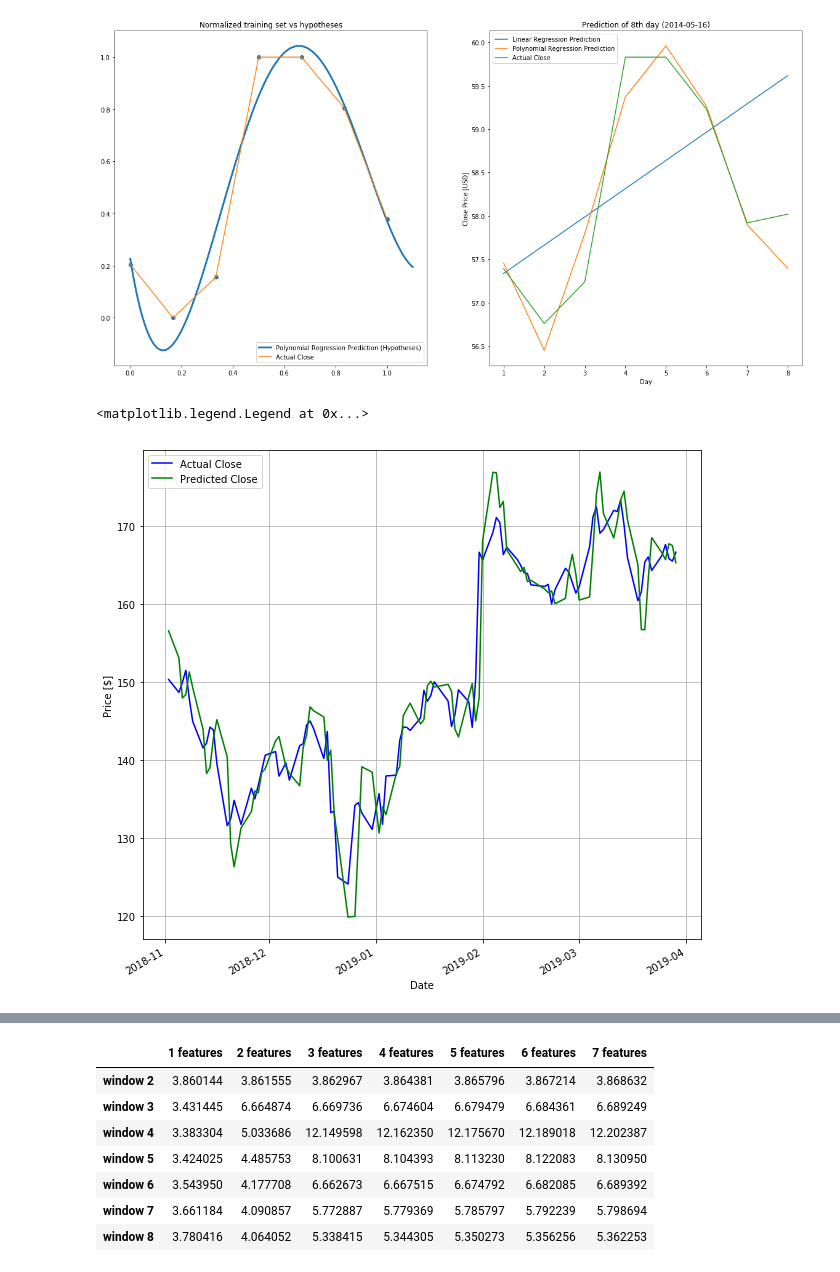
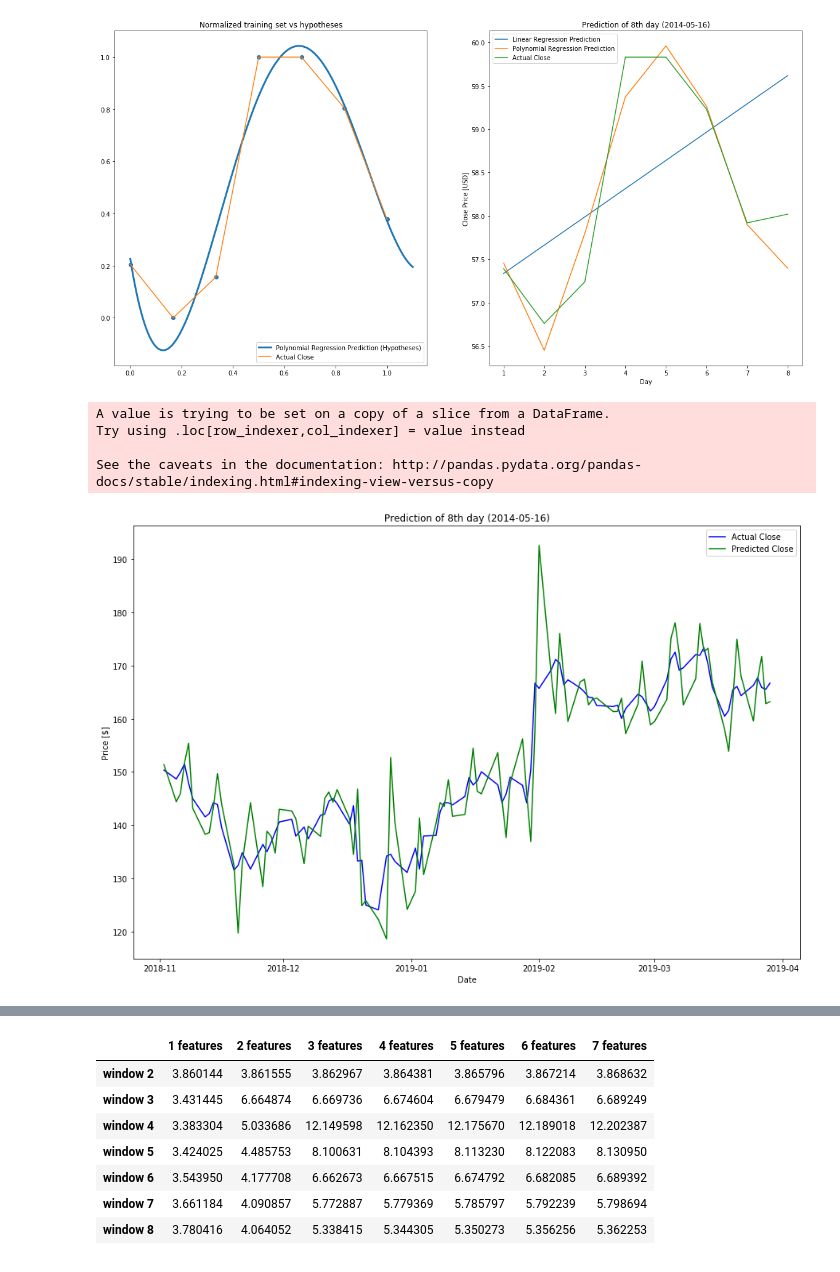
Before and after one commit to edibusl/stocks-predict, a Jupyter notebook: Stocks Prediction - Project Proposal.ipynb, the cells around one changed output, grey strips where cells are left out. Saved outputs shown, nothing was run; the diff lists cells and outputs as text; code cells hidden in the pictures.

```diff
--- a/Stocks Prediction - Project Proposal.ipynb
+++ b/Stocks Prediction - Project Proposal.ipynb
@@ -702,14 +702,35 @@ plt.legend(["Linear Regression Prediction", "Polynomial Regression Prediction",
 plt.show()
 # %% [output]
 [figure]
+# %%
+def normalize_columns_except_data(df, inverse=False, scaler=None):
+    if not scaler:
+        scaler = MinMaxScaler()
+
+    column_names_to_not_normalize = ["Date"]
+    column_names_to_normalize = [x for x in list(df) if x not in column_names_to_not_normalize ]
+
+    if inverse:
+        columns_scaled = scaler.inverse_transform(df[column_names_to_normalize].values)
+    else:
+        columns_scaled = scaler.fit_transform(df[column_names_to_normalize].values)
+
+
+    df_temp = pd.DataFrame(columns_scaled, columns=column_names_to_normalize, index = df.index)
+
+    df_normalized = df.copy()
+    df_normalized[column_names_to_normalize] = df_temp
+
+    return df_normalized, scaler
 # %%
 def predict_close_poly_regression(df, cur_day, num_of_days, num_of_poly_features, window_size=4):
     poly_model = LinearRegression()
+    df_normalized, scaler = normalize_columns_except_data(df[["Date", "Close"]])
 
     actuals = []
     predictions = []
 
-    # Go through all requested days and make a new traigning for every day
+    # Go through all requested days and make a new training for every day
     for i in range(cur_day, cur_day + num_of_days):
         # For each day, train a new model using Close values of previous days.
         # Number of previous days is defined by "window_size"
@@ -722,40 +743,54 @@ def predict_close_poly_regression(df, cur_day, num_of_days, num_of_poly_features
         X = np.array(range(samples_start, samples_end + 1))
         Y = np.array(df["Close"][samples_start:samples_end + 1])
 
         # Enhance the X/Y values to polynomial features
         poly_features = PolynomialFeatures(num_of_poly_features)
         x_n = poly_features.fit_transform(X.reshape(window_size, 1))
         y_n = poly_features.fit_transform(Y.reshape(window_size, 1))
 
         # Train the polynomial regression model
         poly_model.fit(x_n, y_n)
 
         # Predict current day according to the linear regression trained model
         X_inc_predict_n = poly_features.fit_transform(np.array([i]).reshape(-1, 1))
         Y_inc_predict_n = poly_model.predict(X_inc_predict_n)
         predictions.append(Y_inc_predict_n[0][1])
 
         cur_day_actual = df.iloc[i]["Close"]
         actuals.append(cur_day_actual)
 
+
     # Build a DataFrame that includes the actual and predicted results on the given data set
     df_results = df.iloc[first_day:first_day + num_of_days]
-    df_results = df_results.drop(columns=["Open", "High", "Low", "Volume"])
     cols_pred = pd.Series(predictions, index=range(cur_day, cur_day + num_of_days))
+
+    # De-normalize data
+    normalize_columns_except_data(df_results, inverse=True, scaler=scaler)
+    df_actuals_predictions = pd.DataFrame({"actuals": actuals, "predictions": predictions})
+    actuals = df_actuals_predictions["actuals"].tolist()
+    predictions = df_actuals_predictions["predictions"].tolist()
+
     df_results["Prediction"] = pd.Series(cols_pred)
-
     return actuals, predictions, df_results
 
 # Show actual vs predicted for the last 100 days
 numebr_of_days = 100
 first_day = len(df) - numebr_of_days
-res_actuals, res_predicted, df_results = predict_close_linear_regression(df, first_day, numebr_of_days, 4)
 
-ax = df_results.plot(x='Date', y='Close', style='b-', grid=True)
-ax = df_results.plot(x='Date', y='Prediction', style='g-', grid=True, ax=ax)
-ax.set_xlabel("Date")
-ax.set_ylabel("Price [$]")
-ax.legend(["Actual Close", "Predicted Close"])
+res_actuals, res_predicted, df_results = predict_close_poly_regression(df, first_day, numebr_of_days, 2, 4)
+
+
+plt.figure(figsize=(15,10))
+plt.plot(df_results[["Date"]], df_results[["Close"]], 'b-')
+plt.plot(df_results[["Date"]], df_results[["Prediction"]], 'g-')
+plt.title("Prediction of 8th day ({})".format(predicted_date.date()))
+plt.xlabel('Date')
+plt.ylabel('Price [$]')
+plt.legend(["Actual Close", "Predicted Close"])
+plt.show()
 # %% [output]
-<matplotlib.legend.Legend at 0x...>
+A value is trying to be set on a copy of a slice from a DataFrame.
+Try using .loc[row_indexer,col_indexer] = value instead
+
+See the caveats in the documentation: http://pandas.pydata.org/pandas-docs/stable/indexing.html#indexing-view-versus-copy
-[figure, old version]
+[figure, new version]
```
Also changed, not shown: parts of 5 cells of this notebook, 4 other files.
